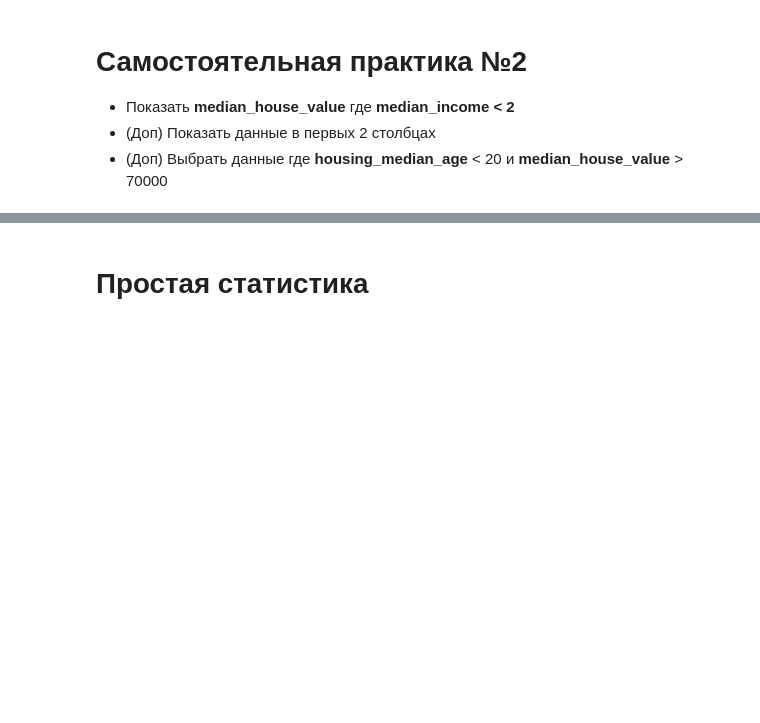
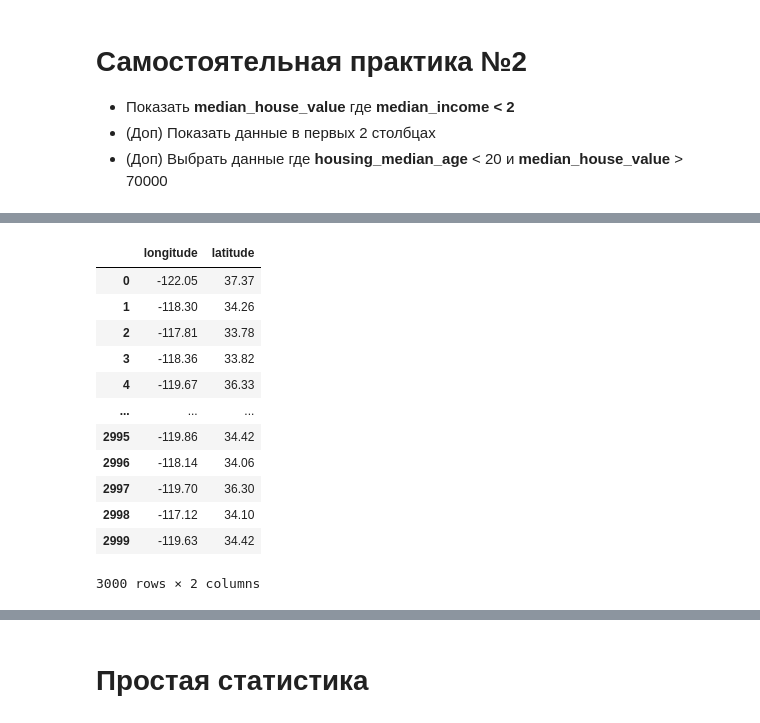
Before and after one commit to arukaff/Python, a Jupyter notebook: 11sem.ipynb, the cells around one changed output, grey strips where cells are left out. Saved outputs shown, nothing was run; the diff lists cells and outputs as text; code cells hidden in the pictures; blank space fills up the shorter version.

```diff
--- a/11sem.ipynb
+++ b/11sem.ipynb
@@ -317,0 +366,16 @@ e  5   10
+# %%
+df1[[df1.columns[0],df1.columns[1]]]
+# %% [output]
+|  | longitude | latitude |
+| 0 | -122.05 | 37.37 |
+| 1 | -118.30 | 34.26 |
+| 2 | -117.81 | 33.78 |
+| 3 | -118.36 | 33.82 |
+| 4 | -119.67 | 36.33 |
+| ... | ... | ... |
+| 2995 | -119.86 | 34.42 |
+| 2996 | -118.14 | 34.06 |
+| 2997 | -119.70 | 36.30 |
+| 2998 | -117.12 | 34.10 |
+| 2999 | -119.63 | 34.42 |
+3000 rows × 2 columns
```
Also changed, not shown: parts of 18 cells of this notebook.
